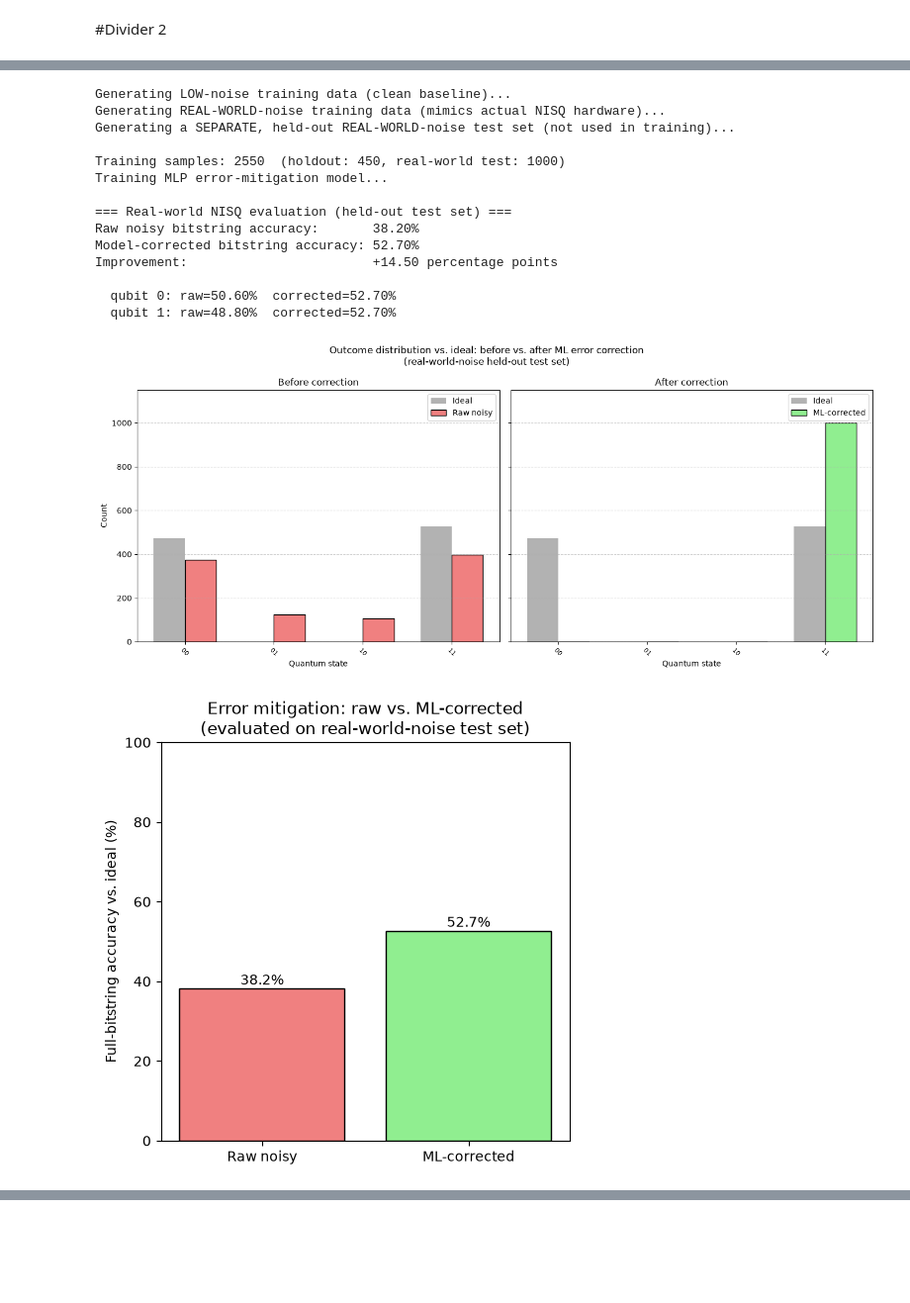
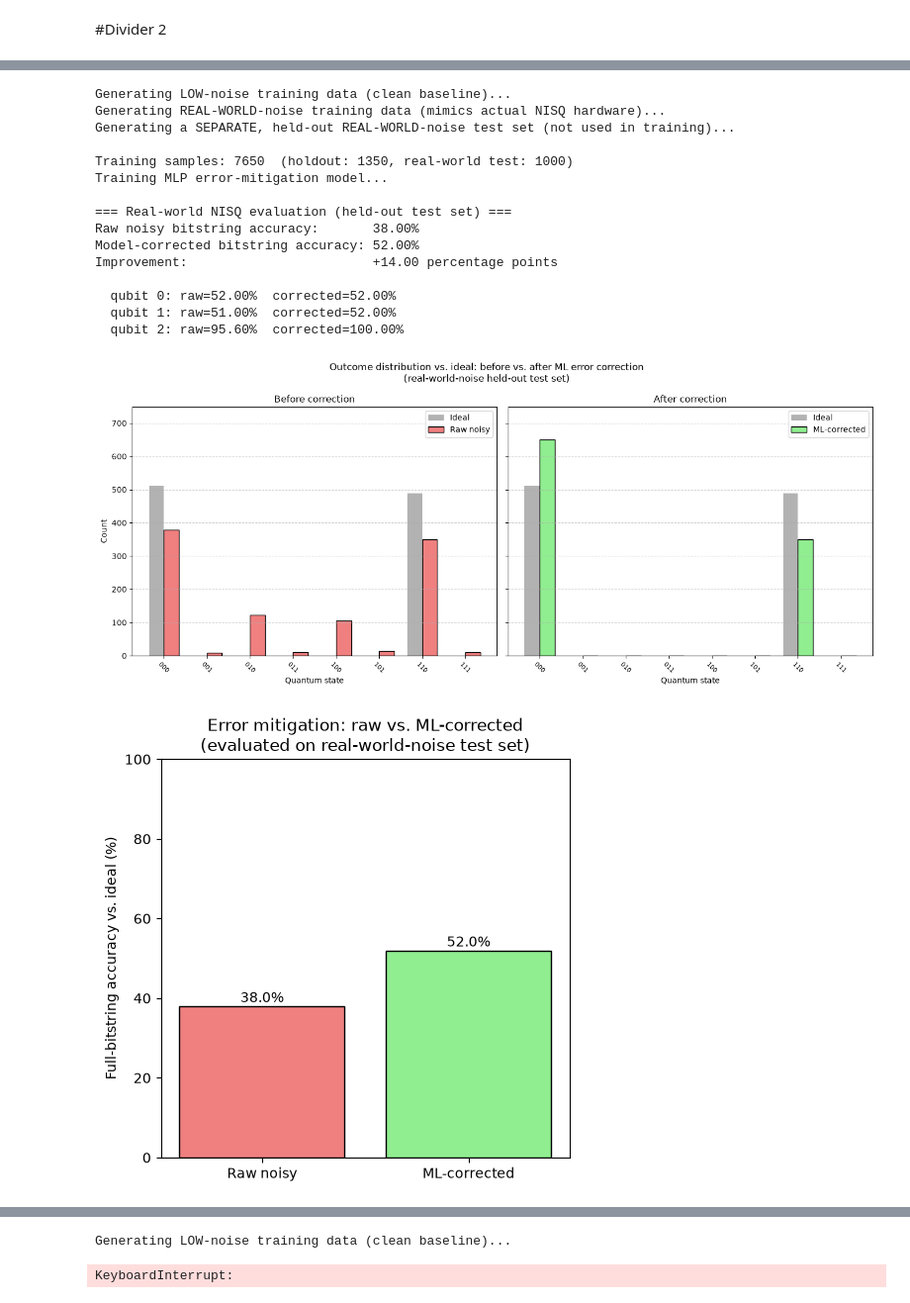
Before and after one commit to kartikeyabekkari/HyperRealisticNisqSimulation, a Jupyter notebook: Hyper_Realistic_NISQ_Simulation.ipynb, the cells around one changed output, grey strips where cells are left out. Shown at 99% size. Saved outputs shown, nothing was run; the diff lists cells and outputs as text; code cells hidden in the pictures; blank space fills up the shorter version.

Commit message:
working, un-calibrated code for NISQ simulations

```diff
--- a/Hyper_Realistic_NISQ_Simulation.ipynb
+++ b/Hyper_Realistic_NISQ_Simulation.ipynb
@@ -260,7 +58,0 @@ final_circuit
-# %%
-total_counts = Counter()
-def simulate(type_of_noise):
-    sim = cirq.Simulator(noise=type_of_noise)
-    result = sim.run(final_circuit)
-    run_count = result.histogram(key='result')
-    total_counts.update(run_count)
@@ -465,16 +58,0 @@ Found a match? True
-# %%
-number_of_qubits_in_the_circuit = nqubits
-total_counts.clear() #--- Reset the count
-number_of_runs = 100
-
-# Update the global 'qubits' variable to include all qubits from the current base_circuit (Grover's),
-# ensuring that find_errors() can correctly map all qubits to an index.
-global qubits
-qubits = sorted(list(base_circuit.all_qubits()))
-
-for num in range(number_of_runs): #--- Run the following once per shot
-  noisy_circuit = inject_errors(base_circuit) #--- Create the noisy_circuit
-  final_circuit = create_final_circuit(base_circuit, find_errors()[0], find_errors()[1]) #--- Create a final circuit that models crosstalk | find_errors[0] creates list of flipped qubits, find_errors[1] creates list of noisy moments(slices)
-  simulate(cirq.amplitude_damp(0.001)) #--- Simulate the final circuit | Set the type of noise inside the parenthesis
-print(f'Circuit:\n{base_circuit}\n')
-Graph() #--- Graph the results | Needs to be outside the run loop |
@@ -568,16 +130,16 @@ def build_shot_circuit(original_circuit, all_qubits):
         circuit.append(cirq.Moment(depolarize_ops))
         circuit.append(cirq.Moment(cirq.amplitude_damp(amplitude_damp_chance)(q) for q in all_qubits))
 
-        # --- Crosstalk, driven by the flip draw above ---
+        # --- Crosstalk made with the flip idx above ---
         crosstalk_ops = []
         for q_idx, q in enumerate(all_qubits):
             if q_idx in flipped_qubit_indices:
-                crosstalk_p = 1.0  # this qubit already flipped -- treat as certain
+                crosstalk_p = 1.0  # this qubit already flipped, therefore treat as certain
             elif flipped_qubit_indices:
-                distances = [
+                distance = [
                     abs(q_idx - flipped_idx) * distance_between_qubits for flipped_idx in flipped_qubit_indices
                 ]
-                shortest = max(min(distances), 1e-9)  # guard divide-by-zero
+                shortest = max(min(distance), 1e-9)
                 crosstalk_p = min(1.0, 1.0 / (shortest ** 2))  # clamp to a valid probability
             else:
                 crosstalk_p = 0.0
@@ -610,7 +172,7 @@ def graph(num_qubits, num_runs):
         print(f"State |{binary_string}⟩: {actual_count} times = {(actual_count / num_runs) * 100:.2f}%")
 
     plt.figure(figsize=(1 + 2 * num_qubits, 6))
-    plt.bar(labels, values, color="lightblue", edgecolor="steelblue")
+    plt.bar(labels, values, color="lightblue", edgecolor="lightblue")
     plt.title(f"Combined Total For {num_runs} Procedural Runs")
     plt.xlabel("Quantum States")
     plt.ylabel("Total Count")
@@ -1052,7 +255,7 @@ LOW_NOISE_CONFIG = NoiseConfig(
 )
 
 # Higher, more realistic error rates -- mimics an actual NISQ device.
-# Placeholder scale-up until calibrated against real hardware data.
+# Placeholder... scale-up until calibrated against real hardware data.
 REAL_WORLD_CONFIG = NoiseConfig(
     name="real_world_nisq",
     base_noise=0.002,
@@ -1205,7 +408,7 @@ def plot_before_after_histograms(y_ideal: np.ndarray, y_noisy: np.ndarray, y_cor
 
 # ================= Main training + evaluation pipeline =================
 def main():
-    number_of_qubits = 2
+    number_of_qubits = 3
     qubits = cirq.LineQubit.range(number_of_qubits)
     base_circuit = cirq.Circuit([
         cirq.H(qubits[0]),
@@ -1216,10 +419,10 @@ def main():
     ideal_sim = cirq.Simulator()
 
     print("Generating LOW-noise training data (clean baseline)...")
-    X_low, y_low = generate_dataset(base_circuit, qubits, LOW_NOISE_CONFIG, num_samples=2400, ideal_simulator=ideal_sim)
+    X_low, y_low = generate_dataset(base_circuit, qubits, LOW_NOISE_CONFIG, num_samples=8000, ideal_simulator=ideal_sim)
 
     print("Generating REAL-WORLD-noise training data (mimics actual NISQ hardware)...")
-    X_real_train, y_real_train = generate_dataset(base_circuit, qubits, REAL_WORLD_CONFIG, num_samples=600, ideal_simulator=ideal_sim)
+    X_real_train, y_real_train = generate_dataset(base_circuit, qubits, REAL_WORLD_CONFIG, num_samples=1000, ideal_simulator=ideal_sim)
 
     print("Generating a SEPARATE, held-out REAL-WORLD-noise test set (not used in training)...")
     X_real_test, y_real_test = generate_dataset(base_circuit, qubits, REAL_WORLD_CONFIG, num_samples=1000, ideal_simulator=ideal_sim)
@@ -1270,7 +473,7 @@ def main():
     plt.tight_layout()
     plt.show()
 # %%
-for i in range(5):
+for num in range(4):
   main()
 # %% [output]
 Generating LOW-noise training data (clean baseline)...
@@ -1292,17 +496,18 @@ Improvement:                        +8.90 percentage points
 Generating LOW-noise training data (clean baseline)...
 Generating REAL-WORLD-noise training data (mimics actual NISQ hardware)...
 Generating a SEPARATE, held-out REAL-WORLD-noise test set (not used in training)...
 
-Training samples: 2550  (holdout: 450, real-world test: 1000)
+Training samples: 7650  (holdout: 1350, real-world test: 1000)
 Training MLP error-mitigation model...
 
 === Real-world NISQ evaluation (held-out test set) ===
-Raw noisy bitstring accuracy:       38.20%
-Model-corrected bitstring accuracy: 52.70%
-Improvement:                        +14.50 percentage points
+Raw noisy bitstring accuracy:       38.00%
+Model-corrected bitstring accuracy: 52.00%
+Improvement:                        +14.00 percentage points
 
-  qubit 0: raw=50.60%  corrected=52.70%
-  qubit 1: raw=48.80%  corrected=52.70%
+  qubit 0: raw=52.00%  corrected=52.00%
+  qubit 1: raw=51.00%  corrected=52.00%
+  qubit 2: raw=95.60%  corrected=100.00%
-[figure, old version]
+[figure, new version]
-[figure, old version]
+[figure, new version]
 Generating LOW-noise training data (clean baseline)...
@@ -1308,0 +530,2 @@ Generating LOW-noise training data (clean baseline)...
+Generating LOW-noise training data (clean baseline)...
+KeyboardInterrupt:
```
Also changed, not shown: parts of 16 cells of this notebook.
